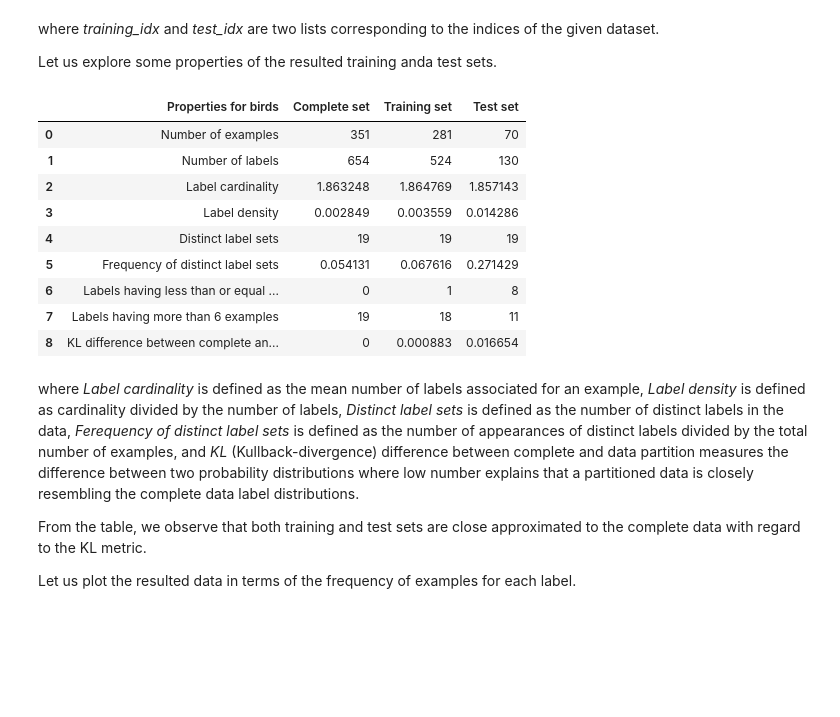
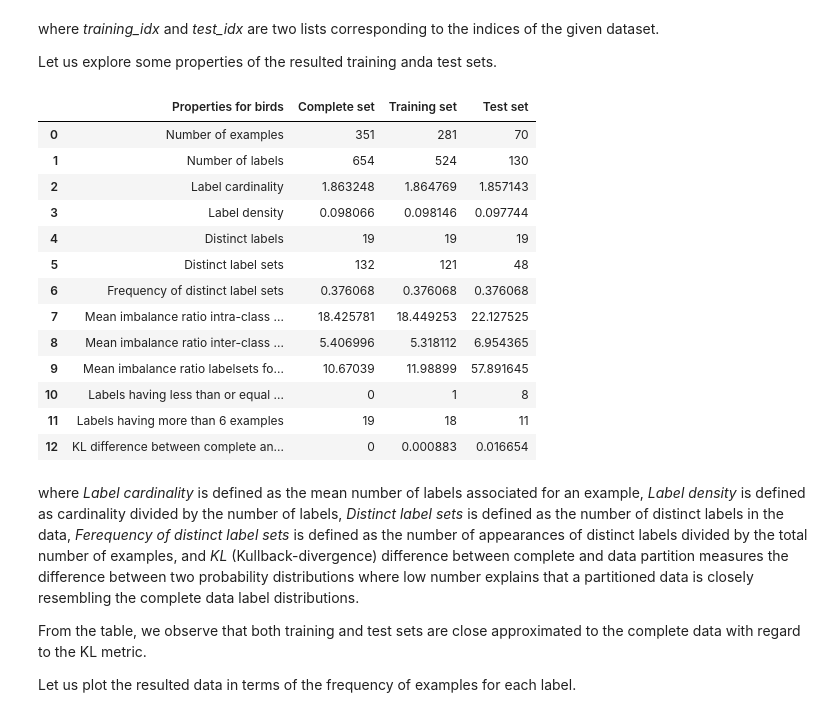
Before and after one commit to arbasher/straSplit, a Jupyter notebook: src/doc/split.ipynb, the cells around one changed output. Cells and saved outputs as stored; diff of their text form; code cells hidden in the pictures; blank space fills up the shorter version.

```diff
--- a/src/doc/split.ipynb
+++ b/src/doc/split.ipynb
@@ -105,19 +127,23 @@ Let us explore some properties of the resulted training anda test sets.
 # %%
 model_name = "naive2split"
 df, chart = data_properties(y=y, selected_examples=[training_idx, test_idx], num_tails=5, dataset_name=dsname,
-                            model_name=model_name, rspath=RESULT_PATH, display_dataframe=False)
+                            model_name=model_name, rspath=RESULT_PATH, display_dataframe=True, display_figure=True)
 df
 # %% [output]
 |  | Properties for birds | Complete set | Training set | Test set |
 | 0 | Number of examples | 351 | 281 | 70 |
 | 1 | Number of labels | 654 | 524 | 130 |
 | 2 | Label cardinality | 1.863248 | 1.864769 | 1.857143 |
-| 3 | Label density | 0.002849 | 0.003559 | 0.014286 |
-| 4 | Distinct label sets | 19 | 19 | 19 |
-| 5 | Frequency of distinct label sets | 0.054131 | 0.067616 | 0.271429 |
-| 6 | Labels having less than or equal ... | 0 | 1 | 8 |
-| 7 | Labels having more than 6 examples | 19 | 18 | 11 |
-| 8 | KL difference between complete an... | 0 | 0.000883 | 0.016654 |
+| 3 | Label density | 0.098066 | 0.098146 | 0.097744 |
+| 4 | Distinct labels | 19 | 19 | 19 |
+| 5 | Distinct label sets | 132 | 121 | 48 |
+| 6 | Frequency of distinct label sets | 0.376068 | 0.376068 | 0.376068 |
+| 7 | Mean imbalance ratio intra-class ... | 18.425781 | 18.449253 | 22.127525 |
+| 8 | Mean imbalance ratio inter-class ... | 5.406996 | 5.318112 | 6.954365 |
+| 9 | Mean imbalance ratio labelsets fo... | 10.67039 | 11.98899 | 57.891645 |
+| 10 | Labels having less than or equal ... | 0 | 1 | 8 |
+| 11 | Labels having more than 6 examples | 19 | 18 | 11 |
+| 12 | KL difference between complete an... | 0 | 0.000883 | 0.016654 |
 # %% [markdown]
 where *Label cardinality* is defined as the mean number of labels associated for an example, *Label density* is defined as cardinality divided by the number of labels, *Distinct label sets* is defined as the number of distinct labels in the data, *Ferequency of distinct label sets* is defined as the number of appearances of distinct labels divided by the total number of examples, and *KL* (Kullback-divergence) difference between complete and data partition measures the difference between two probability distributions where low number explains that a partitioned data is closely resembling the complete data label distributions.
 
```
Also changed, not shown: parts of 40 cells of this notebook, 5 other files.
